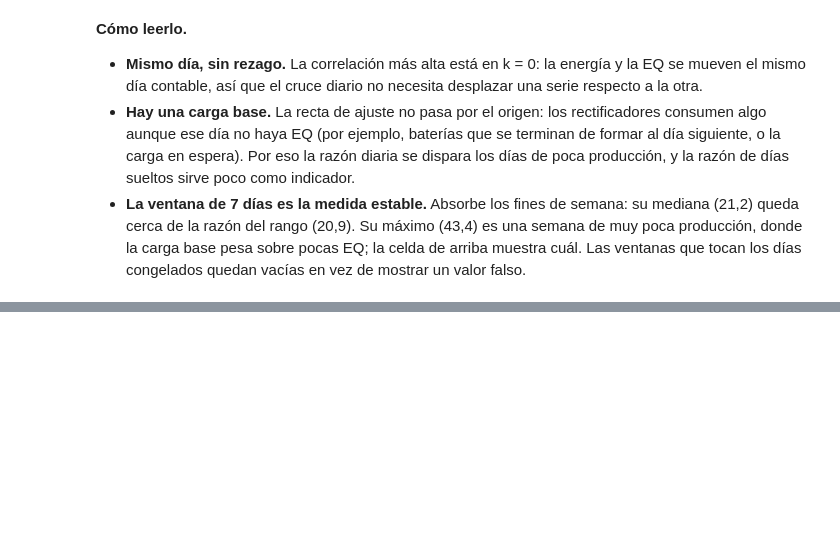
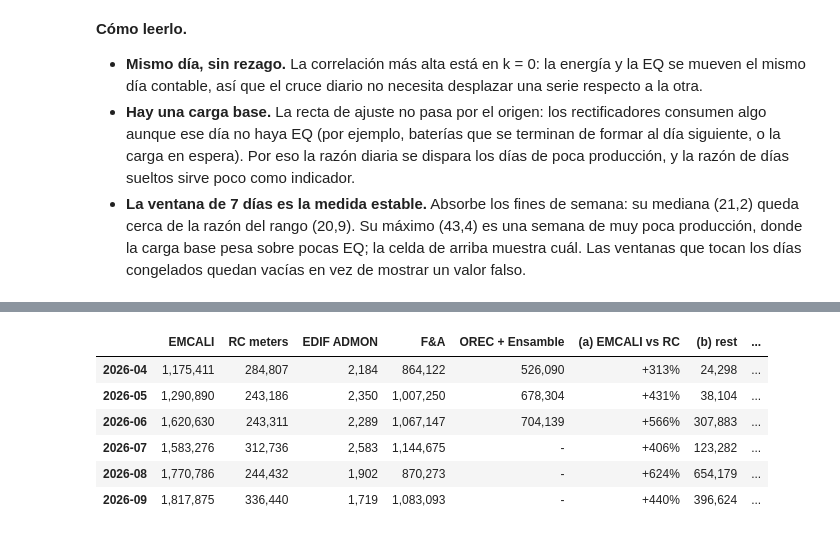
Before and after one commit to juanpablocarrillohortua/clarios_app, a Jupyter notebook: notebooks/eda_cruce_herramienta.ipynb, the cells around one changed output, grey strips where cells are left out. Drawn from its saved outputs; the diff is of its cells as text; code cells hidden in the pictures; blank space fills up the shorter version.

```diff
--- a/notebooks/eda_cruce_herramienta.ipynb
+++ b/notebooks/eda_cruce_herramienta.ipynb
@@ -530,0 +731,15 @@ Highest 7-day ratio: 2026-08-08 to 2026-08-14, 1,221 EQ against a median week of
+# %%
+scada_source, book_source = energy_sources(DATA_DIR)
+july_scada = scada_source.energy(FA_AREA, DateRange(date(2026, 7, 2), date(2026, 7, 31))).total
+july_book = book_source.months(FA_AREA)[date(2026, 7, 1)]  # type: ignore[attr-defined]
+july = pd.Series(
+    {
+        "SCADA, 2026-07-02 to 07-31 (kWh)": float(july_scada.kwh),
+        "Base_de_datos, July (kWh)": float(july_book),
+        "SCADA per day": float(july_scada.kwh) / 30,
+        "Base_de_datos per day": float(july_book) / 31,
+    }
+)
+july["SCADA vs Base_de_datos per day"] = july["SCADA per day"] / july["Base_de_datos per day"] - 1
+display(july.to_frame("F&A, July 2026"))
+print(f"SCADA vs Base_de_datos per day: {july['SCADA vs Base_de_datos per day']:+.1%}")
@@ -530,0 +787,42 @@ Highest 7-day ratio: 2026-08-08 to 2026-08-14, 1,221 EQ against a median week of
+# %%
+rc_scada, rc_book = rc_sources(DATA_DIR)
+rc_counters = rc_scada.counters(RC_AREA)
+EMCALI_RANGE = DateRange(date(2026, 4, 1), date(2026, 9, 30))
+rc_months = meter_months(rc_counters, EMCALI_RANGE)
+month_index = [f"{span.start:%Y-%m}" for span in rc_months[RC_MAIN_METER]]
+meters_kwh = pd.DataFrame(
+    {
+        meter: [float("nan") if span.kwh is None else float(span.kwh) for span in spans]
+        for meter, spans in rc_months.items()
+    },
+    index=month_index,
+)
+
+
+def book_series(area: str) -> pd.Series:
+    """The workbook's kWh of an area by month, as the tool reads it."""
+    months = book_source.months(area)  # type: ignore[attr-defined]
+    return pd.Series({f"{m:%Y-%m}": float(v) for m, v in months.items() if v is not None})
+
+
+emcali = pd.DataFrame(index=month_index)
+emcali["EMCALI"] = meters_kwh[RC_MAIN_METER]
+emcali["RC meters"] = meters_kwh[list(RC_PLANT_METERS)].sum(axis=1)
+emcali["EDIF ADMON"] = meters_kwh[RC_BUILDING_METER]
+emcali["F&A"] = fy_rows[fy_rows["area"] == FA_AREA]["kwh"].reindex(month_index)
+emcali["OREC + Ensamble"] = (book_series("OREC") + book_series("Ensamble")).reindex(month_index)
+emcali["(a) EMCALI vs RC"] = emcali["EMCALI"] / emcali["RC meters"] - 1
+emcali["(b) rest"] = emcali["EMCALI"] - emcali["RC meters"] - emcali["F&A"] - emcali["EDIF ADMON"]
+emcali["(b) rest vs OREC + Ensamble"] = emcali["(b) rest"] / emcali["OREC + Ensamble"] - 1
+site = emcali[["RC meters", "F&A", "EDIF ADMON", "OREC + Ensamble"]].sum(axis=1, min_count=4)
+emcali["EMCALI vs site sum"] = emcali["EMCALI"] / site - 1
+percent = [c for c in emcali.columns if " vs " in c]
+display(emcali.style.format("{:,.0f}", na_rep="-").format("{:+.0%}", subset=percent, na_rep="-"))
+# %% [output]
+|  | EMCALI | RC meters | EDIF ADMON | F&A | OREC + Ensamble | (a) EMCALI vs RC | (b) rest | ... |
+| 2026-04 | 1,175,411 | 284,807 | 2,184 | 864,122 | 526,090 | +313% | 24,298 | ... |
+| 2026-05 | 1,290,890 | 243,186 | 2,350 | 1,007,250 | 678,304 | +431% | 38,104 | ... |
+| 2026-06 | 1,620,630 | 243,311 | 2,289 | 1,067,147 | 704,139 | +566% | 307,883 | ... |
+| 2026-07 | 1,583,276 | 312,736 | 2,583 | 1,144,675 | - | +406% | 123,282 | ... |
+| 2026-08 | 1,770,786 | 244,432 | 1,902 | 870,273 | - | +624% | 654,179 | ... |
+| 2026-09 | 1,817,875 | 336,440 | 1,719 | 1,083,093 | - | +440% | 396,624 | ... |
```
Also changed, not shown: parts of 24 cells of this notebook.
